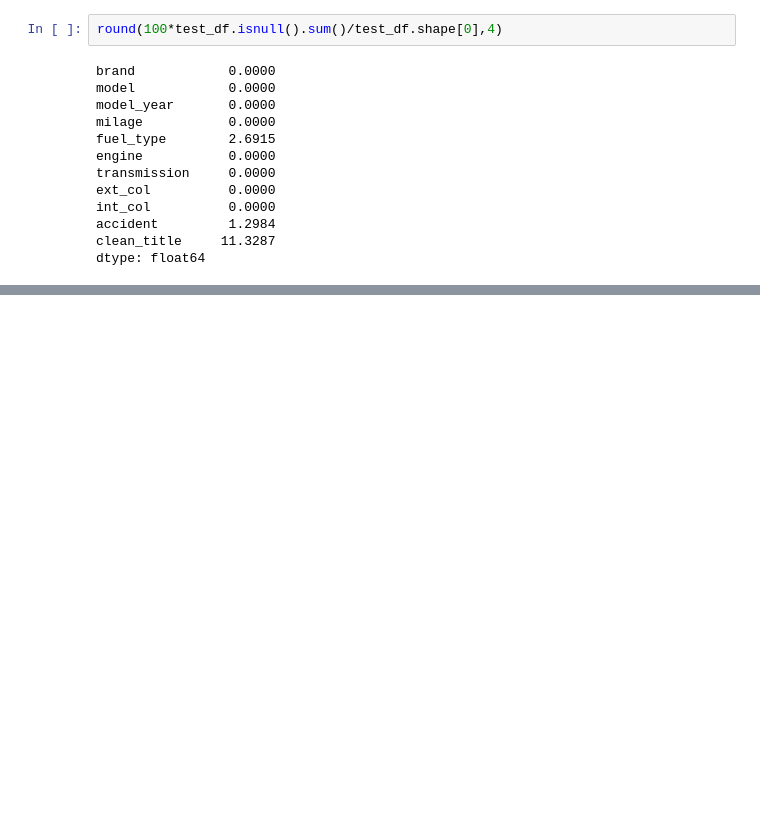
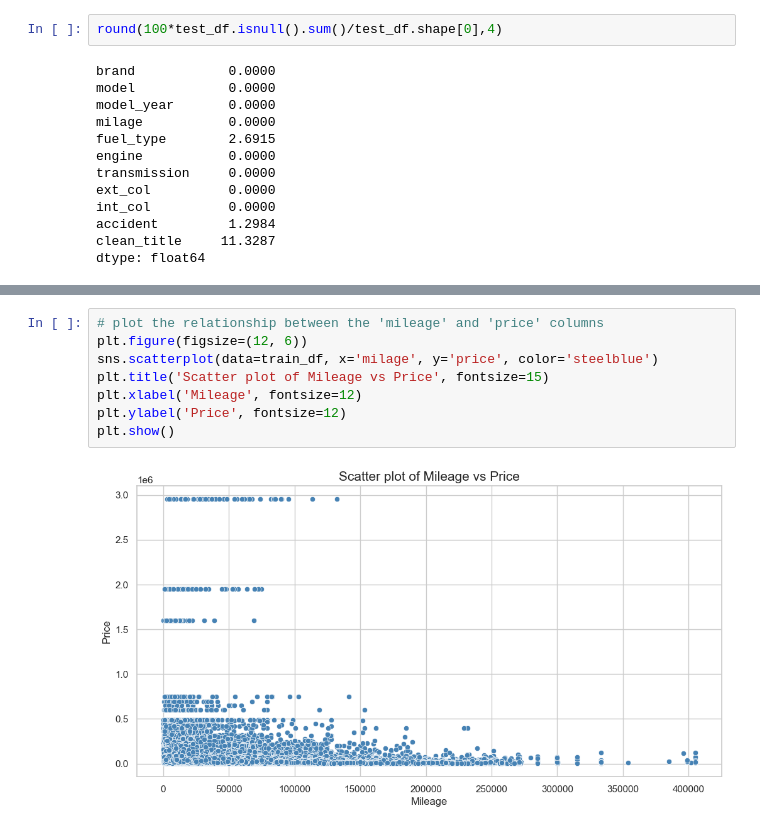
Before and after one commit to yashksaini-coder/Regression-of-Used-Car-Prices, a Jupyter notebook: Regression_of_Used_Car_Prices.ipynb, the cells around one changed output, grey strips where cells are left out. Cells and saved outputs as stored; diff of their text form; blank space fills up the shorter version.

```diff
--- a/Regression_of_Used_Car_Prices.ipynb
+++ b/Regression_of_Used_Car_Prices.ipynb
@@ -170,0 +236,10 @@ dtype: float64
+# %%
+# plot the relationship between the 'mileage' and 'price' columns
+plt.figure(figsize=(12, 6))
+sns.scatterplot(data=train_df, x='milage', y='price', color='steelblue')
+plt.title('Scatter plot of Mileage vs Price', fontsize=15)
+plt.xlabel('Mileage', fontsize=12)
+plt.ylabel('Price', fontsize=12)
+plt.show()
+# %% [output]
+[figure, added]
```
Also changed, not shown: parts of 24 cells of this notebook.
